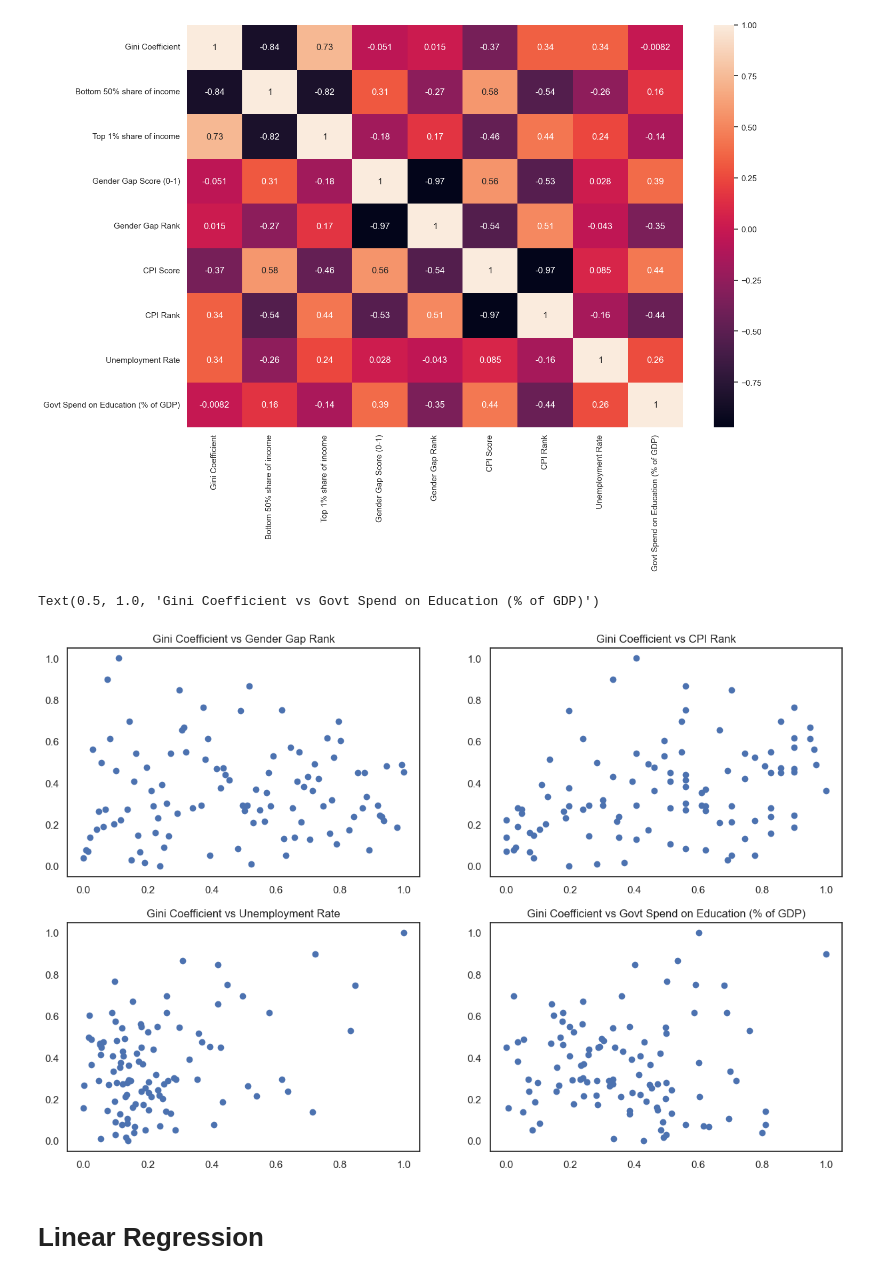
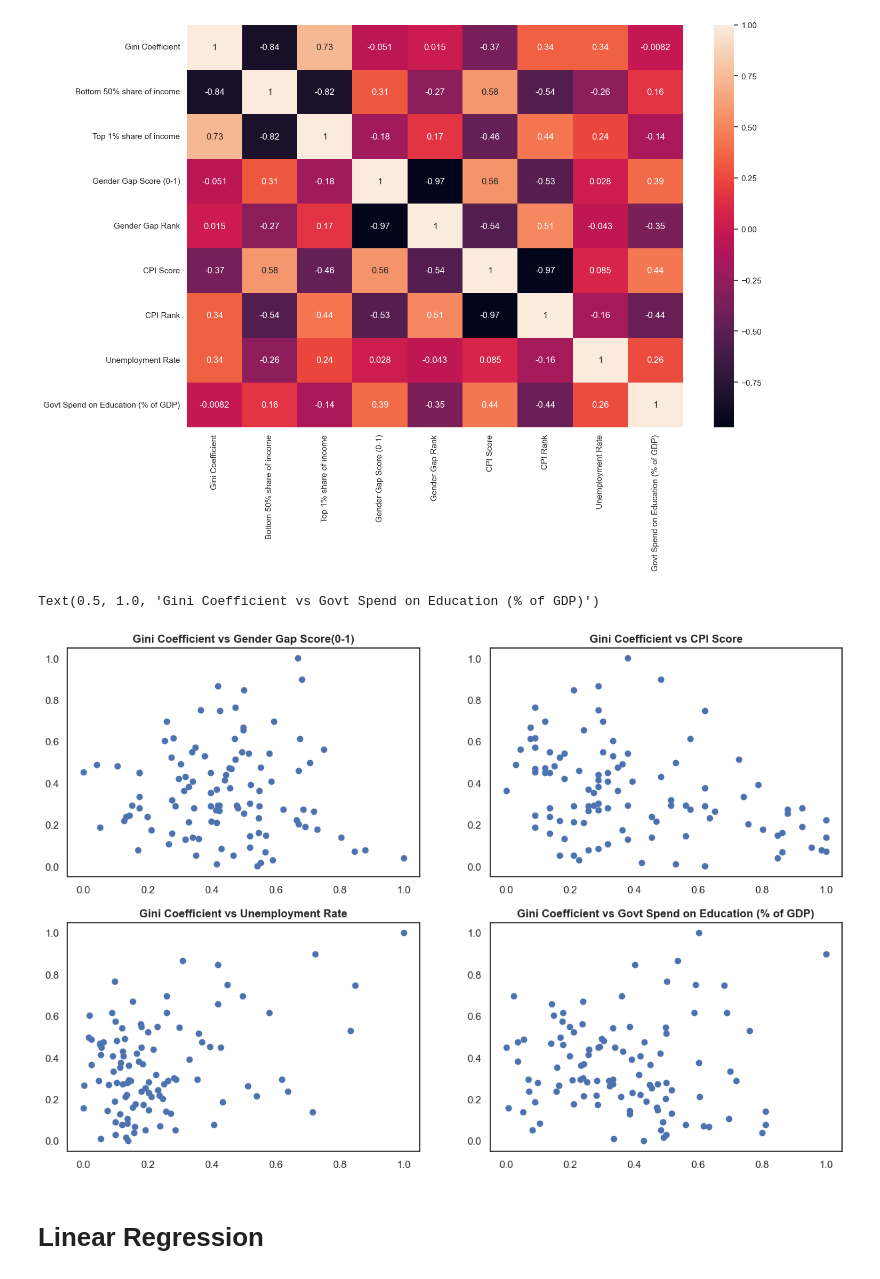
Before and after one commit to NigelGondo/Portfolio_Projects, a Jupyter notebook: World Income Inequality.ipynb, the cells around one changed output. Drawn from its saved outputs; the diff is of its cells as text; code cells hidden in the pictures.

```diff
--- a/World Income Inequality.ipynb
+++ b/World Income Inequality.ipynb
@@ -838,29 +921,37 @@ sns.heatmap(df_main_final_scaled.corr(),
 # %%
 #Vis
 fig, axs = plt.subplots(2,2)
 
-axs[0,0].scatter('Gender Gap Rank',
+axs[0,0].scatter('Gender Gap Score (0-1)',
                  'Gini Coefficient',
                  data = df_main_final_scaled)
-axs[0,0].set_title('Gini Coefficient vs Gender Gap Rank')
+axs[0,0].set_title('Gini Coefficient vs Gender Gap Score(0-1)',
+                   fontsize = 12,
+                   fontweight = 'bold')
 
-axs[0,1].scatter('CPI Rank',
+axs[0,1].scatter('CPI Score',
                  'Gini Coefficient',
                  data = df_main_final_scaled)
-axs[0,1].set_title('Gini Coefficient vs CPI Rank')
+axs[0,1].set_title('Gini Coefficient vs CPI Score',
+                   fontsize = 12,
+                   fontweight = 'bold')
 
 axs[1,0].scatter('Unemployment Rate',
                  'Gini Coefficient',
                  data = df_main_final_scaled)
-axs[1,0].set_title('Gini Coefficient vs Unemployment Rate')
+axs[1,0].set_title('Gini Coefficient vs Unemployment Rate',
+                   fontsize = 12,
+                   fontweight = 'bold')
 
 axs[1,1].scatter('Govt Spend on Education (% of GDP)',
                  'Gini Coefficient',
                  data = df_main_final_scaled)
-axs[1,1].set_title('Gini Coefficient vs Govt Spend on Education (% of GDP)')
+axs[1,1].set_title('Gini Coefficient vs Govt Spend on Education (% of GDP)',
+                   fontsize = 12,
+                   fontweight = 'bold')
 # %% [output]
 Text(0.5, 1.0, 'Gini Coefficient vs Govt Spend on Education (% of GDP)')
-[figure, old version]
+[figure, new version]
 # %% [markdown]
 # Linear Regression
 # %%
```
Also changed, not shown: parts of 23 cells of this notebook.
